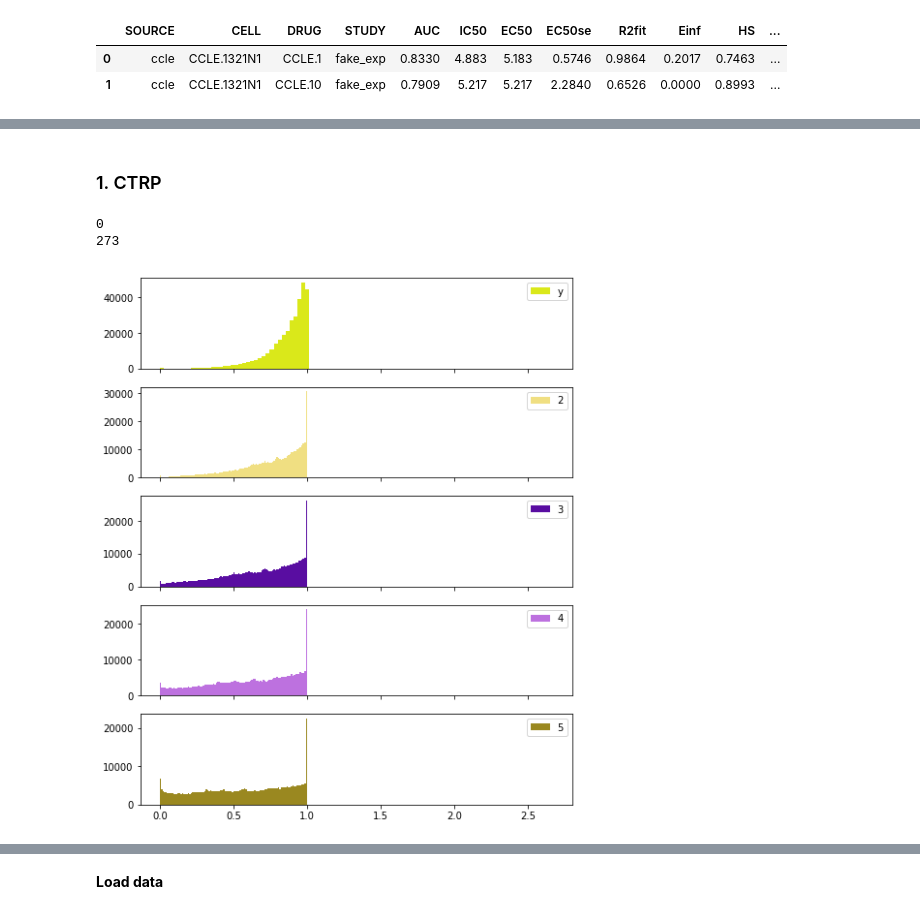
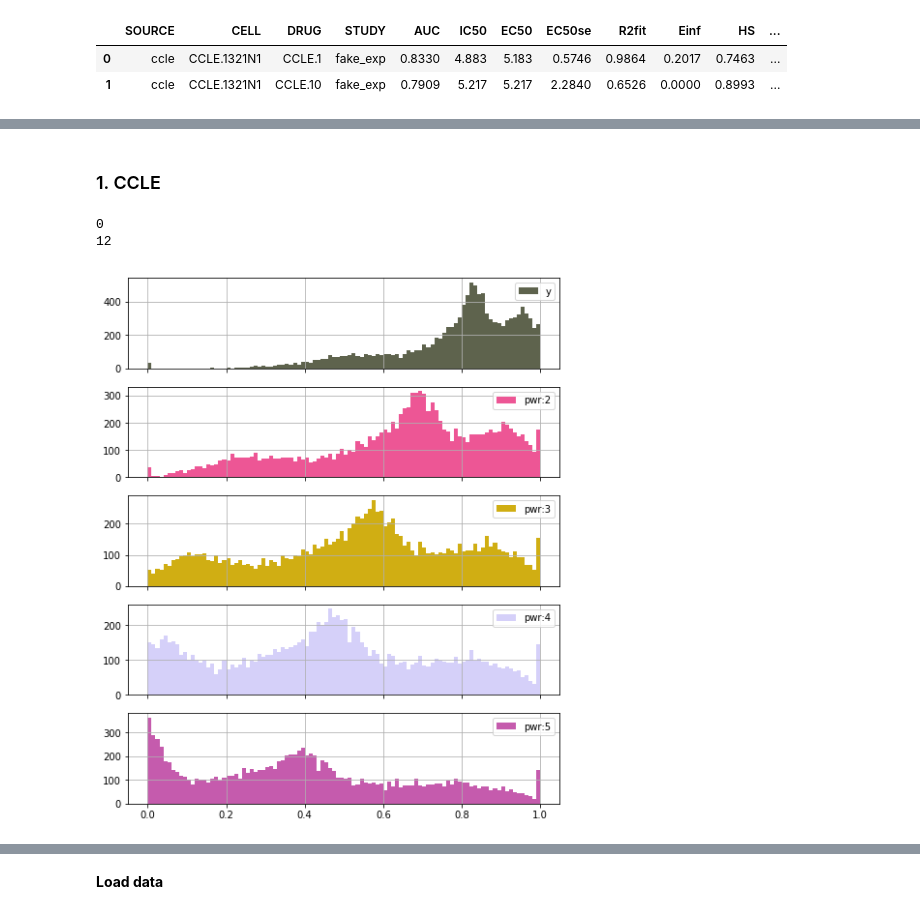
Before and after one commit to adpartin/pilot1, a Jupyter notebook: notebooks/rsp_tfms.ipynb, the cells around one changed output, grey strips where cells are left out. Drawn from its saved outputs; the diff is of its cells as text; code cells hidden in the pictures.

Commit message:
Update notebooks: target tfm.

```diff
--- a/notebooks/rsp_tfms.ipynb
+++ b/notebooks/rsp_tfms.ipynb
@@ -80,5 +85,6 @@ for i, src_name in enumerate(df['SOURCE'].unique()):
     ax[i].hist(y, bins=120, label=src_name, color=np.random.rand(3))
     # sns.distplot(v.values, bins=100, kde=False, label=src, ax=ax[i], color='b')
     ax[i].legend(loc='upper right', fontsize=12)
+    ax[i].grid(True)
     # ax[i].set_xlim([-0.02, 1.02])
 # %% [output]
@@ -86,9 +92,21 @@ for i, src_name in enumerate(df['SOURCE'].unique()):
+# %%
+# Generate dict of tfms of y
+def tfms_y_dict(y, pwr_vec=[2, 3, 4, 5]):
+    """ Power transform response values. """
+    tfms = {}
+    for pwr in pwr_vec:
+        y_tfm = y ** pwr
+        tfms[pwr] = y_tfm
+    return tfms
 # %% [markdown]
-### 1. CTRP
+### 1. CCLE
 # %%
-ctrp = df[df['SOURCE']=='ctrp'][target_name].reset_index(drop=True).copy()
-print((ctrp < 0).sum())
-print((ctrp > 1).sum())
+ccle = df[df['SOURCE']=='ccle'][target_name].reset_index(drop=True).copy()
+print((ccle < 0).sum())
+print((ccle > 1).sum())
+
+# Keep in values
+y = ccle[(ccle >= 0) & (ccle <= 1)].copy()
 # %% [output]
 0
-273
+12
@@ -101,18 +113,19 @@ def trunc_t_range(v, rng=[0, 1]):
 # %%
 # Generate dict of tfms of y
 pwr_vec = [2, 3, 4, 5]
-tfms = {}
-for pwr in pwr_vec:
-    y_tfm = y ** pwr
-    tfms[pwr] = y_tfm
+tfms = tfms_y_dict(y, pwr_vec=pwr_vec)
 # %%
 fig, ax = plt.subplots(len(pwr_vec)+1, 1, sharex=True, figsize=(8, 10))
 ax = ax.ravel()
-ax[0].hist(y, 100, label='y',  color=np.random.rand(3)); ax[0].legend(loc='best');
+ax[0].hist(y, 100, label='y', color=np.random.rand(3));
+ax[0].legend(loc='best');
+ax[0].grid(True)
 for i, (pwr, y_tfm) in enumerate(tfms.items()):
-    ax[i+1].hist(y_tfm, 100, label='pwr:'+str(pwr),  color=np.random.rand(3)); ax[i+1].legend(loc='best');
+    ax[i+1].hist(y_tfm, 100, label='pwr:'+str(pwr), color=np.random.rand(3));
+    ax[i+1].legend(loc='best');
+    ax[i+1].grid(True)
 # %% [output]
-[figure, old version]
+[figure, new version]
 # %%
 print('Proportion of values that equal exactly 1: {:.3f}'.format( sum(y==1)/len(y) ))
 # %% [output]
```
Also changed, not shown: parts of 28 cells of this notebook.
